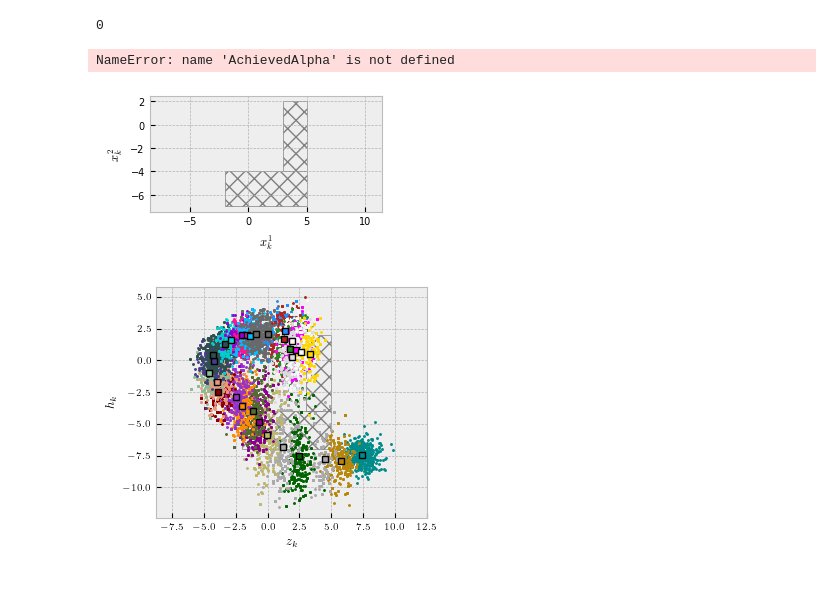
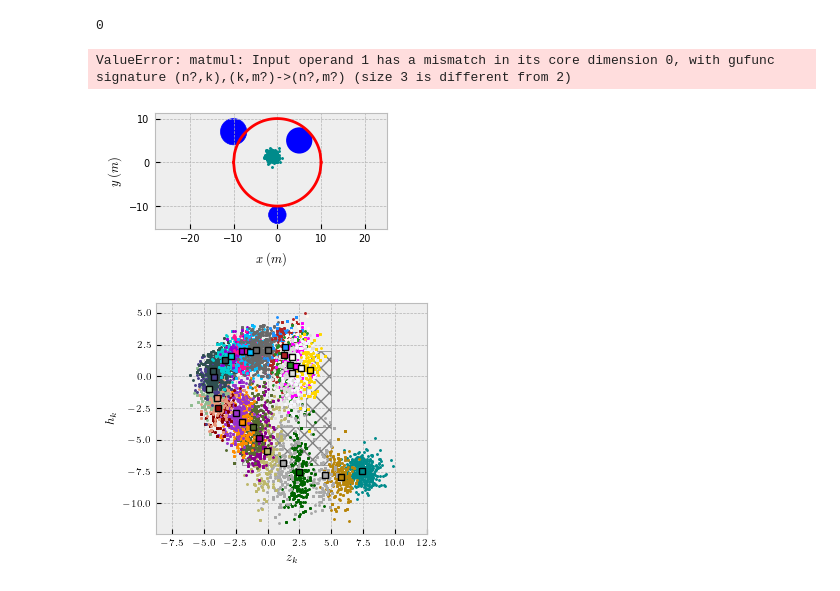
Before and after one commit to msramada/Control-Importance-Distribution-Algorithm-CIDA-, a Jupyter notebook: TestExample_CIDA.ipynb, the cells around one changed output. Cells and saved outputs as stored; diff of their text form; code cells hidden in the pictures.

```diff
--- a/TestExample_CIDA.ipynb
+++ b/TestExample_CIDA.ipynb
@@ -26,6 +22,7 @@ FigWidth = 3.0
 FigHeight = 1.5
 # %%
 x0 = np.random.randn(rx,1)
+x0[0] = 10
 Cov0 = 0.5 * np.diag(np.ones(rx,))
 num_particles = 300
 Pred_Horizon_N = 6
@@ -67,56 +73,29 @@ def Constraintsplot():
     pass
 # %%
-fig= plt.figure(figsize=(FigWidth,FigHeight))
-Constraintsplot()
-plt.axis('equal')
-plt.xlabel('$x_k^1$', fontsize=9)
-plt.ylabel('$x_k^2$', fontsize=9)
-plt.rc( 'text', usetex=True )
-N=5 #The horizon length (minus one, since N+1 step will be evaluated in the code)
-L=400 #The number of particles in $\Xi$
-M=135 #Number of simulations for statistical feasibility check
-alpha=0.1
-Ulim=3
-T=30
+fig, ax= plt.subplots(figsize=(FigWidth,FigHeight))
+Constraintsplot(ax)
+T=2
 
-
-var_x0=np.diag(np.array([0.5,0.5]))
-mu_x0=np.array([[7.5,-7.5]]).T
-#mu_x0=np.array([[7,0]]).T
-var_w=np.diag(np.array([0.3,0.3]))
-var_v=np.diag(np.array([0.3,0.3]))
-Xi0=mu_x0+np.sqrt(var_x0)@np.random.randn(2, L)
-x_true=np.full((2,T+1), np.nan)
-x_true[:,0]=(mu_x0+np.sqrt(var_x0)@np.random.randn(2, 1)).reshape(2,)
-Xi=Xi0+0
-AlphaAchieved=np.full((1,T+1), np.nan)
-t = time.time()
+x_true = cida.particles[:,random.sample(range(0, cida.num_particles), 1)]
+AlphaAchieved_cida = np.zeros((1,T+1))
 for k in range(T):
     print(k)
-    AlphaAchieved[0,k]=AchievedAlpha(Xi)
-    x0star=StateSelector(N,M,L,alpha,Xi,var_w)
-    plt.plot(Xi[0,:],Xi[1,:],'o', markersize=1.1,color=list(colors.cnames)[k+22], zorder=2)
-    plt.plot(x0star[0],x0star[1],marker='s',ms=4, color = 'black' ,mfc=list(colors.cnames)[k+22], zorder=3)
-    u=controller(x0star)
-    Xiplus, gx=TimeUpdate(Xi,var_w,var_v,u)
-    y=x_true[0,k]+np.sqrt(var_v)[0,0]*np.random.randn()
-    disturbance_k=np.sqrt(var_w)@np.random.randn(2, 1)
-    x_true[:,k+1]=(dynamics(x_true[:,k],u,disturbance_k)).reshape(2,)
-    Likelihoods=Measurement_Likelihood(np.array([gx]),y,var_v[0,0])
-    Xi=Resampler(Xiplus,Likelihoods)
-    plt.rc('xtick', labelsize=7) #fontsize of the x tick labels
-    plt.rc('ytick', labelsize=7) #fontsize of the y tick labels
-    plt.savefig('L_example_SS.pdf',bbox_inches ="tight")
+    AlphaAchieved_cida[0] = cida.ViolationProb()
+    uSharp = cida.RandomSearch()
+    ax.plot(cida.particles[0,:],cida.particles[1,:],'o', markersize=1.1,color=list(colors.cnames)[k+22], zorder=2)
+    y = measurementDynamics(x_true, uSharp) + sqrtm(R).real @ np.random.randn(ry,)
+    cida.Apply_PF(uSharp, y)
+    x_true = stateDynamics(x_true, uSharp, sqrtm(Q).real @ np.random.randn(rx,))
 
-AlphaAchieved[0,T]=AchievedAlpha(Xi)
-print('Computation Time =',time.time()-t)
+plt.savefig('L_example_SS.pdf',bbox_inches ="tight")
 
+AlphaAchieved[T]=cida.ViolationProb()
 
 plt.show()
 # %% [output]
 0
-NameError: name 'AchievedAlpha' is not defined
+ValueError: matmul: Input operand 1 has a mismatch in its core dimension 0, with gufunc signature (n?,k),(k,m?)->(n?,m?) (size 3 is different from 2)
-[figure, old version]
+[figure, new version]
 # %%
 #With particle filter conditional mean
 Constraintsplot()
```
Also changed, not shown: parts of 8 cells of this notebook, 6 other files.
